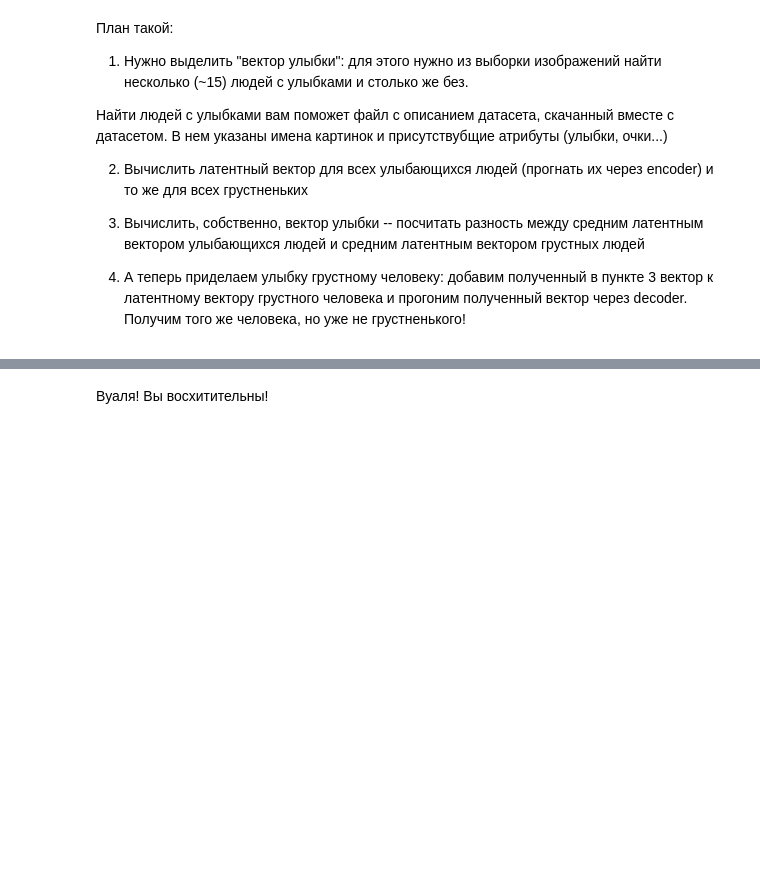
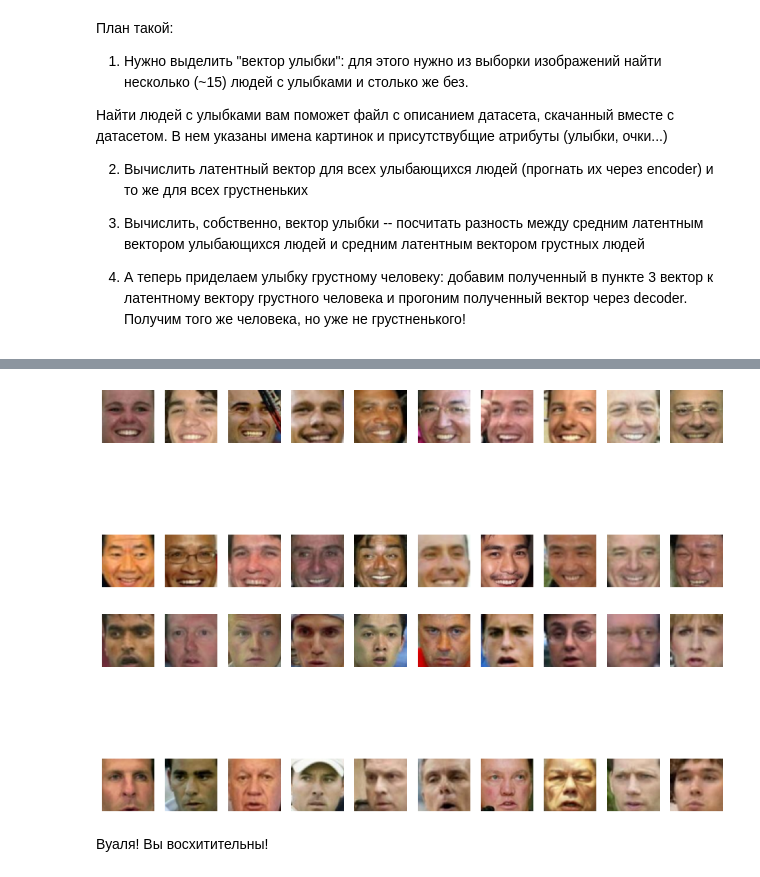
Before and after one commit to almos05/DLS, a Jupyter notebook: [homework]autoencoders.ipynb, the cells around one changed output, grey strips where cells are left out. Cells and saved outputs as stored; diff of their text form; code cells hidden in the pictures; blank space fills up the shorter version.

```diff
--- a/[homework]autoencoders.ipynb
+++ b/[homework]autoencoders.ipynb
@@ -487,3 +506,21 @@ draw_faces(to_imshow(output))
+# %%
+sad_ind = attrs.sort_values('Smiling', ascending=True).where(attrs['Male'] > 0).dropna().head(20).index
+smile_ind = attrs.sort_values('Smiling', ascending=False).where(attrs['Male'] > 0).dropna().head(20).index
+# %%
+fig_1, axs_1 = plt.subplots(2, 10, figsize=(14, 6))
+for i, ax in enumerate(axs_1.flat):
+    ax.imshow(data[smile_ind][i])
+    ax.axis('off')
+
+fig_2, axs_2 = plt.subplots(2, 10, figsize=(14, 6))
+for i, ax in enumerate(axs_2.flat):
+    ax.imshow(data[sad_ind][i])
+    ax.axis('off')
+
+plt.show()
+# %% [output]
+[figure, added]
+[figure, added]
 # %% [markdown]
 Вуаля! Вы восхитительны!
 # %% [markdown]
```
Also changed, not shown: parts of 2 cells of this notebook.
